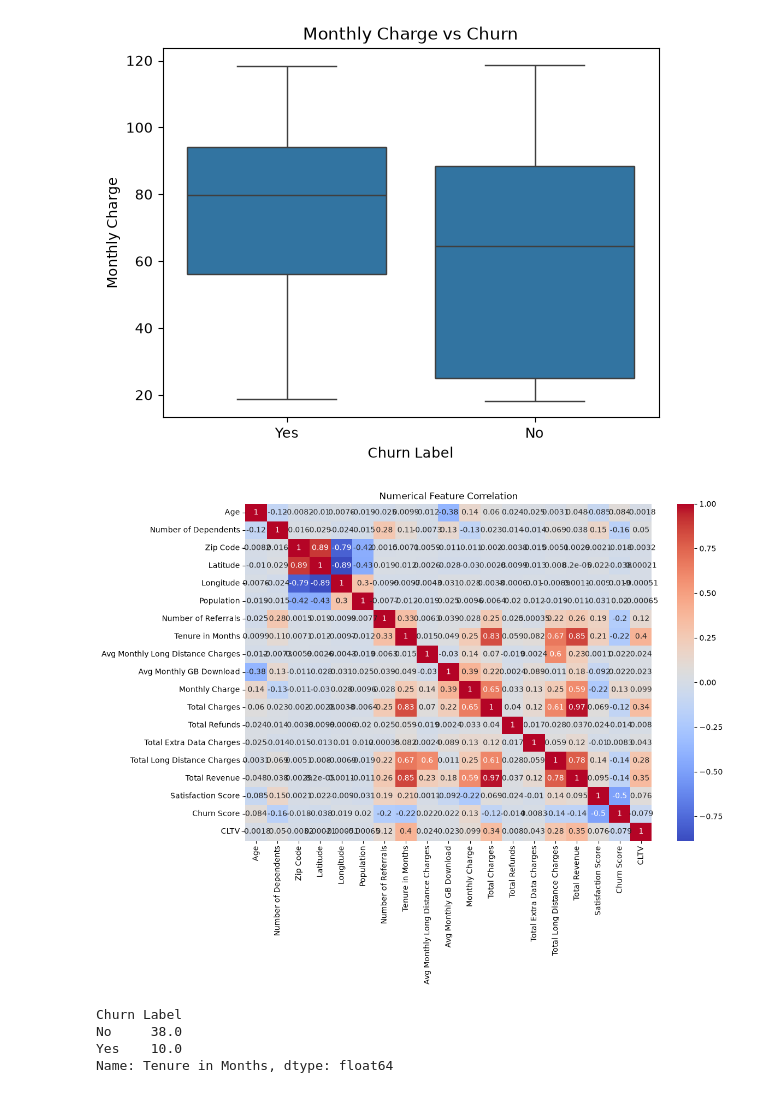
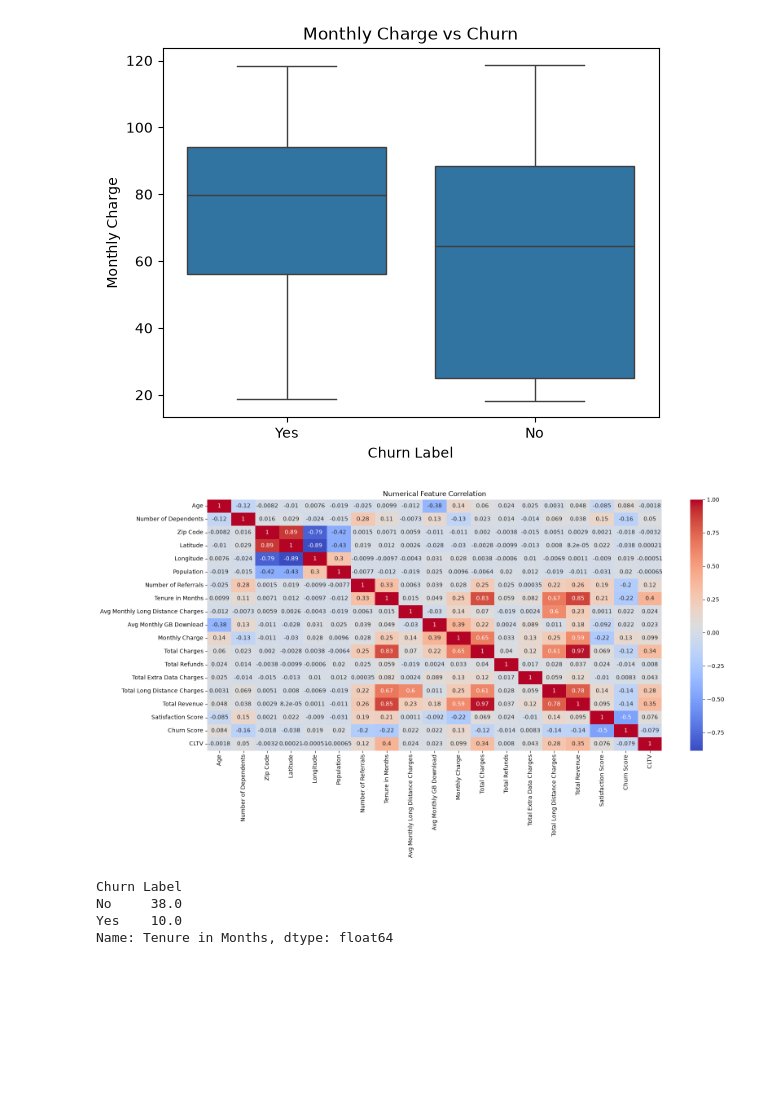
Before and after one commit to JIBANJYOTIMOHANTY/Machine-Learning, a Jupyter notebook: algorithms/Logistic Regression/Customer_Churn.ipynb, the cells around one changed output. Drawn from its saved outputs; the diff is of its cells as text; code cells hidden in the pictures; blank space fills up the shorter version.

```diff
--- a/algorithms/Logistic Regression/Customer_Churn.ipynb
+++ b/algorithms/Logistic Regression/Customer_Churn.ipynb
@@ -188,16 +188,16 @@ plt.show()
 # %% [output]
 [figure]
 # %%
-plt.figure(figsize=(12,8))
+plt.figure(figsize=(18,8))
 sns.heatmap(
     df.select_dtypes(include=['number']).corr(),
     cmap='coolwarm',
     annot=True
 )
 plt.title("Numerical Feature Correlation")
 plt.show()
 # %% [output]
-[figure, old version]
+[figure, new version]
 # %%
 df.groupby('Churn Label')['Tenure in Months'].median()
 # %% [output]
```
